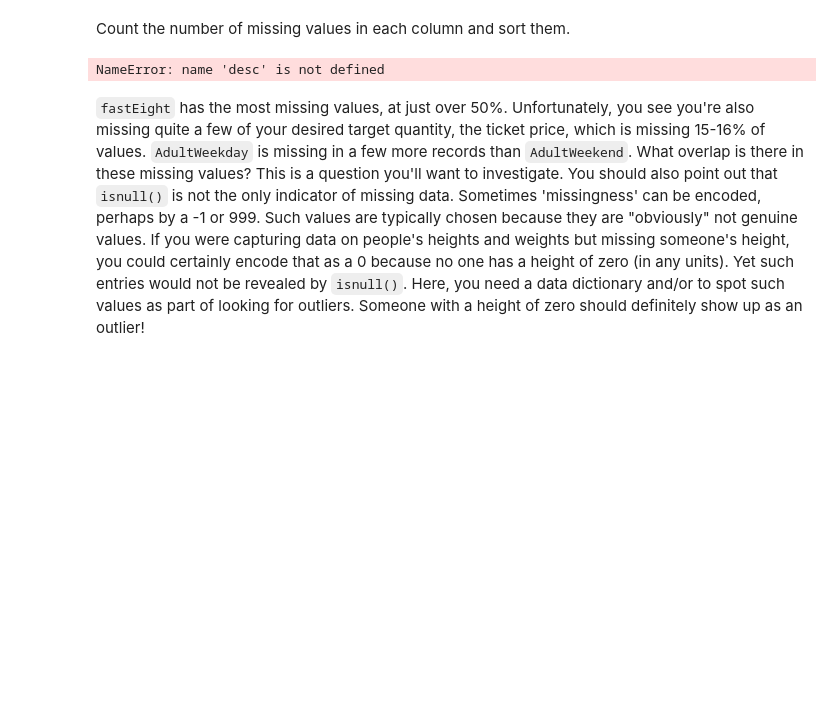
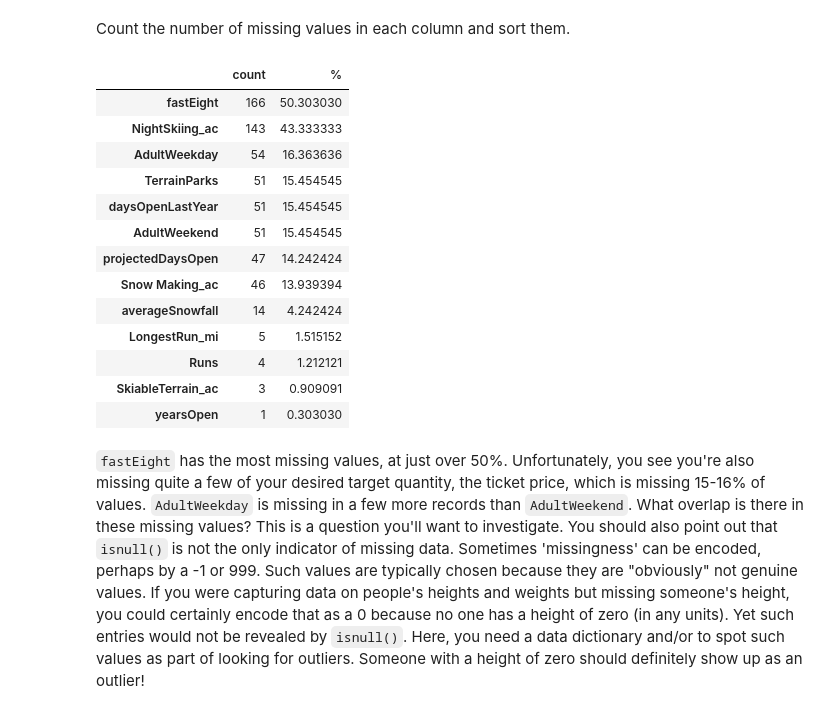
Before and after one commit to Thampi-hub/DataScienceGuidedCapstone, a Jupyter notebook: Notebooks/02_data_wrangling.ipynb, the cells around one changed output. Cells and saved outputs as stored; diff of their text form; code cells hidden in the pictures; blank space fills up the shorter version.

```diff
--- a/Notebooks/02_data_wrangling.ipynb
+++ b/Notebooks/02_data_wrangling.ipynb
@@ -151,14 +151,27 @@ Count the number of missing values in each column and sort them.
 # %%
 #Code task 5#
 #Count (using `.sum()`) the number of missing values (`.isnull()`) in each column of
 #ski_data as well as the percentages (using `.mean()` instead of `.sum()`).
 #Order them (increasing or decreasing) using sort_values
 #Call `pd.concat` to present these in a single table (DataFrame) with the helpful column names 'count' and '%'
 missing = pd.concat([ski_data.isnull().sum(), 100 * ski_data.isnull().mean()], axis=1)
 missing.columns=["count", "%"]
-missing.sort_values(by=["%", desc("n")])
+missing.sort_values(by=["%", "count"], ascending=(False,True)).query('count > 0')
 # %% [output]
-NameError: name 'desc' is not defined
+|  | count | % |
+| fastEight | 166 | 50.303030 |
+| NightSkiing_ac | 143 | 43.333333 |
+| AdultWeekday | 54 | 16.363636 |
+| TerrainParks | 51 | 15.454545 |
+| daysOpenLastYear | 51 | 15.454545 |
+| AdultWeekend | 51 | 15.454545 |
+| projectedDaysOpen | 47 | 14.242424 |
+| Snow Making_ac | 46 | 13.939394 |
+| averageSnowfall | 14 | 4.242424 |
+| LongestRun_mi | 5 | 1.515152 |
+| Runs | 4 | 1.212121 |
+| SkiableTerrain_ac | 3 | 0.909091 |
+| yearsOpen | 1 | 0.303030 |
 # %% [markdown]
 `fastEight` has the most missing values, at just over 50%. Unfortunately, you see you're also missing quite a few of your desired target quantity, the ticket price, which is missing 15-16% of values. `AdultWeekday` is missing in a few more records than `AdultWeekend`. What overlap is there in these missing values? This is a question you'll want to investigate. You should also point out that `isnull()` is not the only indicator of missing data. Sometimes 'missingness' can be encoded, perhaps by a -1 or 999. Such values are typically chosen because they are "obviously" not genuine values. If you were capturing data on people's heights and weights but missing someone's height, you could certainly encode that as a 0 because no one has a height of zero (in any units). Yet such entries would not be revealed by `isnull()`. Here, you need a data dictionary and/or to spot such values as part of looking for outliers. Someone with a height of zero should definitely show up as an outlier!
 # %% [markdown]
```
Also changed, not shown: parts of 2 cells of this notebook.
